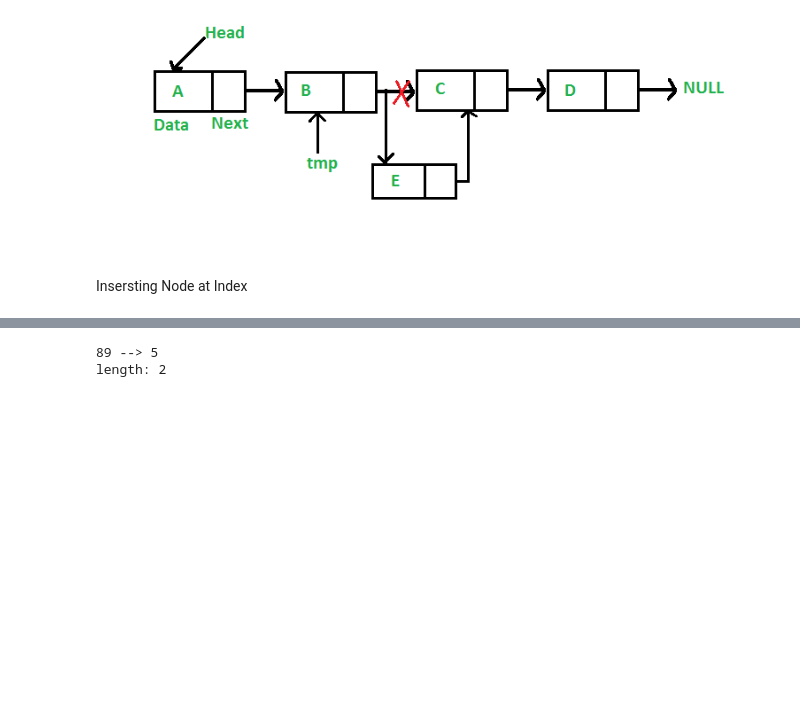
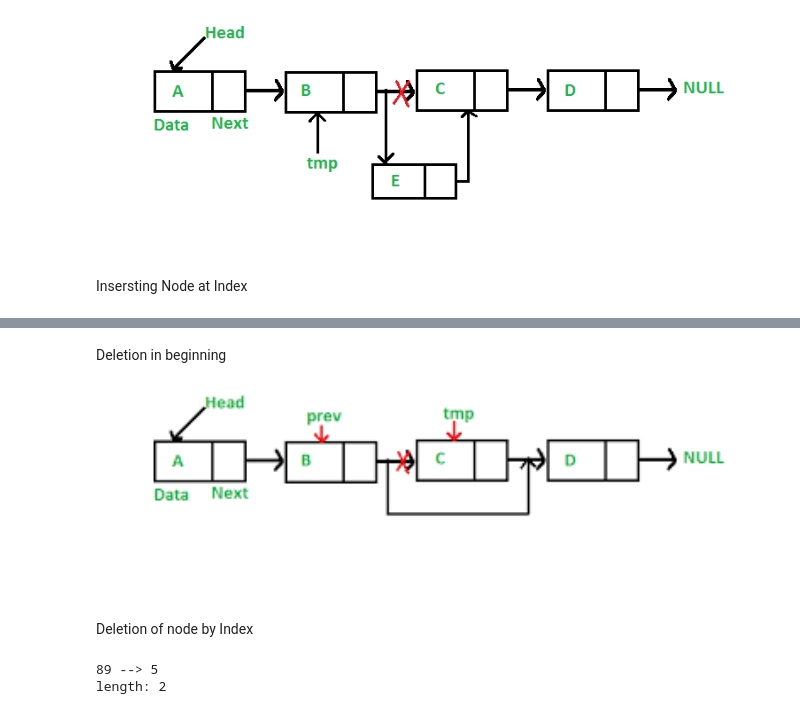
Before and after one commit to pdx97/Python_Data_Structures_and_Algorithms_Implementations, a Jupyter notebook: Linked_List/Single_Link_List_Operations.ipynb, the cells around one changed output, grey strips where cells are left out. Drawn from its saved outputs; the diff is of its cells as text; code cells hidden in the pictures; blank space fills up the shorter version.

```diff
--- a/Linked_List/Single_Link_List_Operations.ipynb
+++ b/Linked_List/Single_Link_List_Operations.ipynb
@@ -169,3 +174,12 @@ Image(filename='C:/Users/prakhar/Desktop/Python_Data_Structures_and_Algorithms_I
+# %% [markdown]
+<p> Deletion in beginning</p>
+# %%
+
+Image(filename='C:/Users/prakhar/Desktop/Python_Data_Structures_and_Algorithms_Implementations/Images/deleting_node_by_index.png',width=800, height=400)
+# %% [output]
+[figure, added]
+# %% [markdown]
+<p> Deletion of node by Index</p>
 # %%
 if __name__ == '__main__':
     ll = LinkedList()
```
Also changed, not shown: parts of 3 cells of this notebook, 6 other files.
